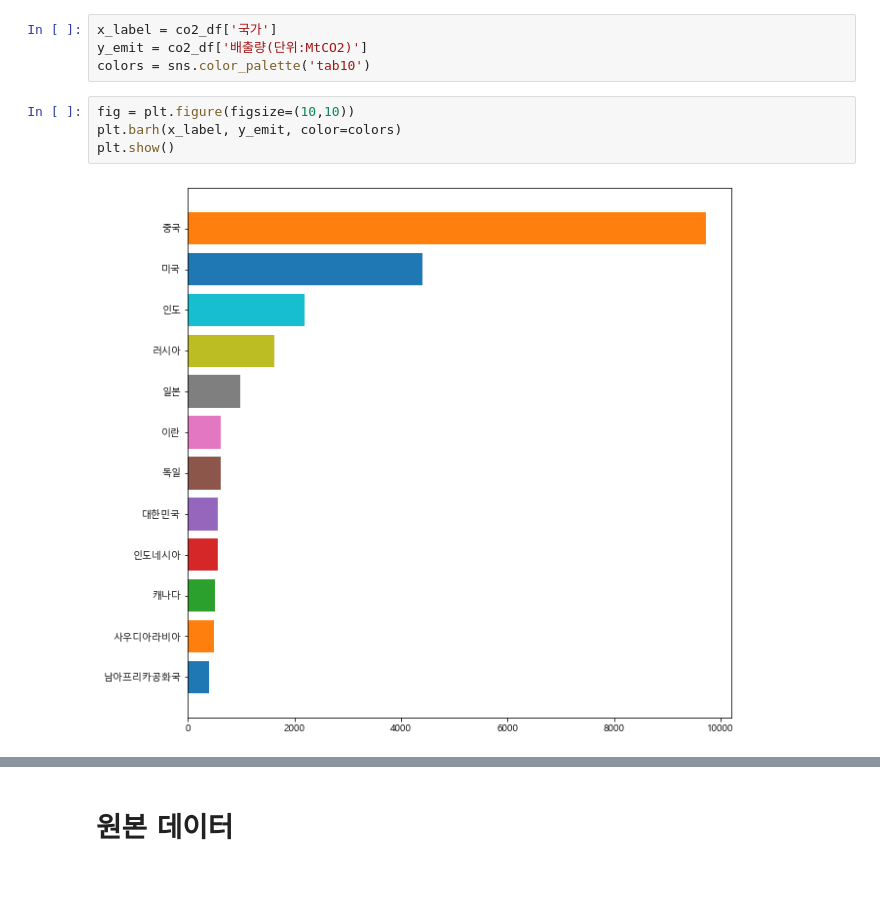
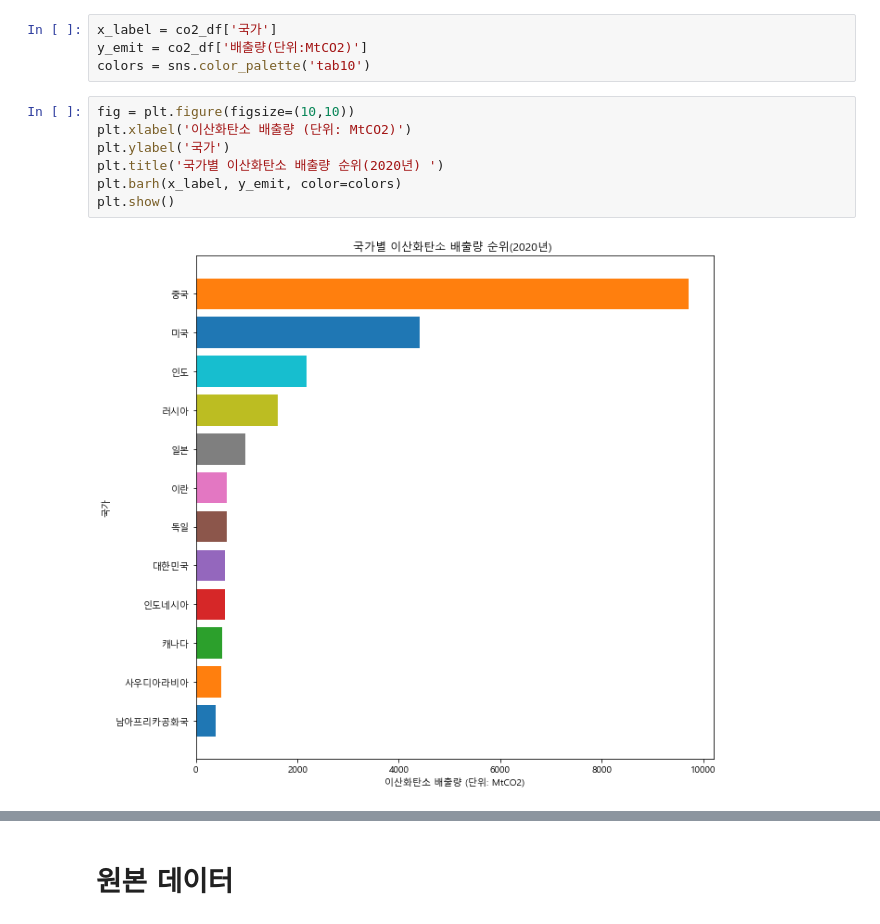
Before and after one commit to Eco-Financial/Eco-Financial, a Jupyter notebook: Visualization.ipynb, the cells around one changed output, grey strips where cells are left out. Saved outputs shown, nothing was run; the diff lists cells and outputs as text; blank space fills up the shorter version.

```diff
--- a/Visualization.ipynb
+++ b/Visualization.ipynb
@@ -187,7 +188,10 @@ y_emit = co2_df['배출량(단위:MtCO2)']
 colors = sns.color_palette('tab10')
 # %%
 fig = plt.figure(figsize=(10,10))
+plt.xlabel('이산화탄소 배출량 (단위: MtCO2)')
+plt.ylabel('국가')
+plt.title('국가별 이산화탄소 배출량 순위(2020년) ')
 plt.barh(x_label, y_emit, color=colors)
 plt.show()
 # %% [output]
-[figure, old version]
+[figure, new version]
```
Also changed, not shown: parts of 5 cells of this notebook.
